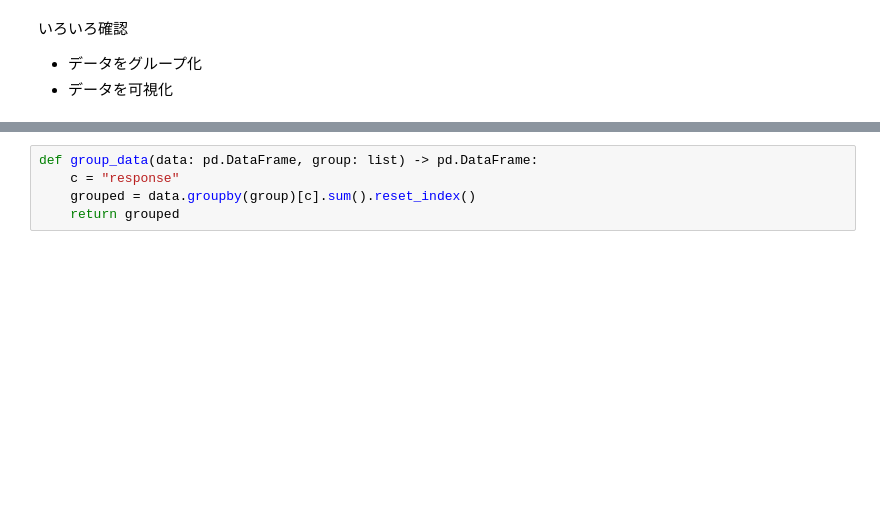
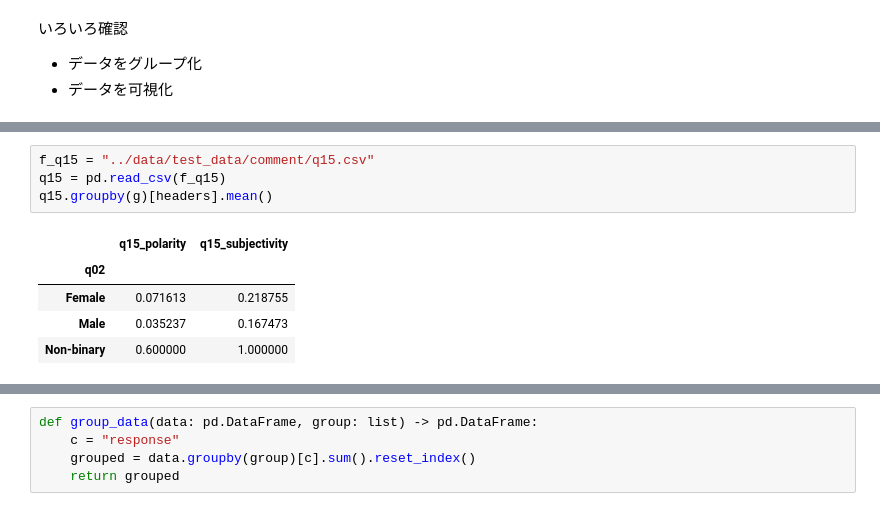
Before and after one commit to ICRC2023/surveys, a Jupyter notebook: notebooks/02_insight.ipynb, the cells around one changed output, grey strips where cells are left out. Drawn from its saved outputs; the diff is of its cells as text; blank space fills up the shorter version.

```diff
--- a/notebooks/02_insight.ipynb
+++ b/notebooks/02_insight.ipynb
@@ -48,0 +99,10 @@ cfg.questions
+# %%
+f_q15 = "../data/test_data/comment/q15.csv"
+q15 = pd.read_csv(f_q15)
+q15.groupby(g)[headers].mean()
+# %% [output]
+|  | q15_polarity | q15_subjectivity |
+| q02 |  |  |
+| Female | 0.071613 | 0.218755 |
+| Male | 0.035237 | 0.167473 |
+| Non-binary | 0.600000 | 1.000000 |
```
Also changed, not shown: parts of 11 cells of this notebook.
